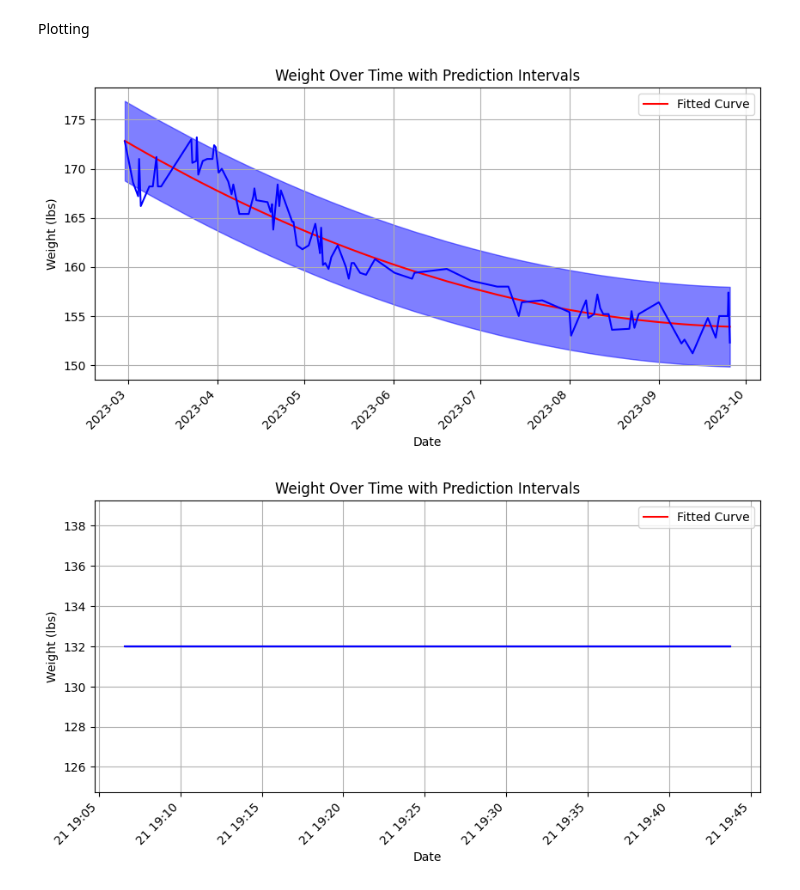
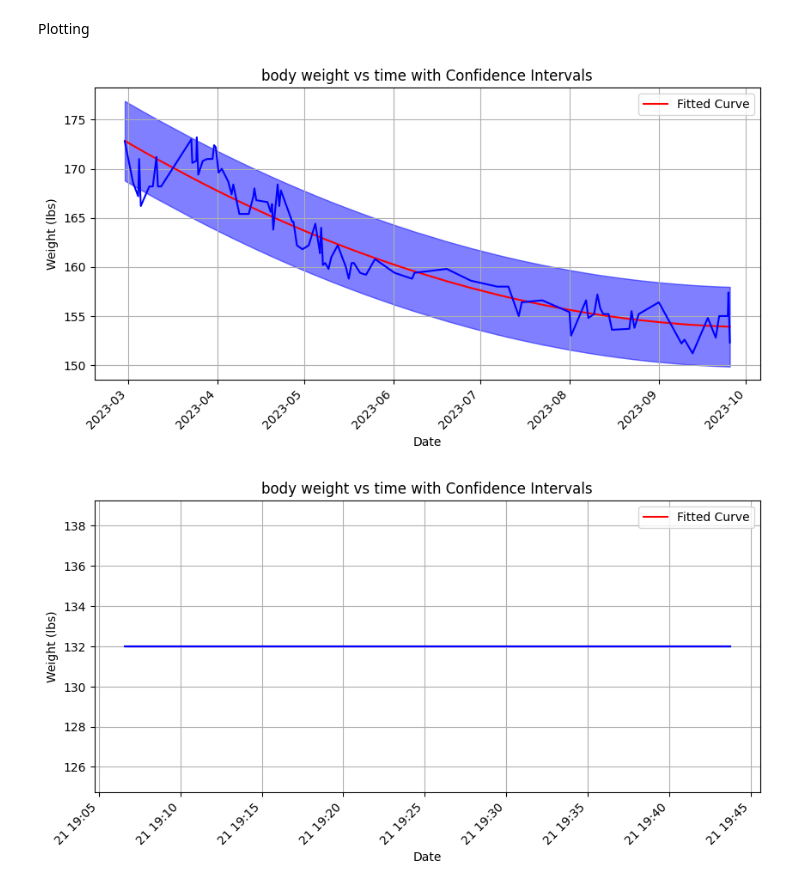
Before and after one commit to sdimov2/gym-log, a Jupyter notebook: gym-log.ipynb, the cells around one changed output. Drawn from its saved outputs; the diff is of its cells as text; code cells hidden in the pictures.

```diff
--- a/gym-log.ipynb
+++ b/gym-log.ipynb
@@ -131,7 +167,7 @@ def get_coord_pairs_from_user(user, criteria, unix_output):
     currx = 0
     y = []
     for child in users.get_child(user).get_child("data").children:
-        if child.get_child(criteria).value != None:
+        if child.get_child(criteria):
             if unix_output == True:
                 currx = int(datetime.strptime(child.get_child("timestamp").value, '%m/%d/%Y %H:%M:%S').timestamp())
                 x.append(currx)
@@ -142,15 +178,15 @@ def get_coord_pairs_from_user(user, criteria, unix_output):
             coord_pairs.append([currx, child.get_child("body_weight").value])
     return coord_pairs, x, y
 
-def calculate_prediction_intervals(Set, confidence_level):
+def calculate_prediction_intervals(Set, expected_values, confidence_level):
 
     #X_train, X_test, y_train, y_test = train_test_split(get_coord_pairs_from_user("user0", "body_weight", True)[1], y, test_size=0.2, random_state=42)
 
     #X_train = np.array(X_train).reshape(-1, 1)
     #X_test = np.array(X_test).reshape(-1, 1)
     #print(Set)
+    y_pred = expected_values
 
-    y_pred = fit_curve(Set, degree)
     y = []
     x = []
     for pair in Set:
@@ -229,41 +265,39 @@ def plot_desired_data(x_type, y_type, data_set, polynomial_degree, confidence_le
     # Calculate prediction intervals
     upper = []
     lower = []
-    for interval in calculate_prediction_intervals(data_set, confidence_level):
+    for interval in calculate_prediction_intervals(data_set, y_fit, confidence_level):
         lower.append(interval[0])
         upper.append(interval[1])
 
     # Create the plot
     plt.subplots(figsize=(10, 5))
 
     #plt.scatter(x, y, label='Data')
     plt.plot(x, y_fit, color='red', label='Fitted Curve')
     plt.xlabel('Date')
     plt.gcf().autofmt_xdate()
     plt.ylabel('Weight (lbs)')
-    plt.title('Weight Over Time with Confidence Intervals')
+    plt.title(y_type + ' vs ' + x_type + ' with Confidence Intervals')
     plt.xticks(rotation=45)
     plt.legend()
     plt.grid()
     plt.plot(x, y, 'b')
-
     plt.fill_between(x, lower, upper, color='blue', alpha=0.5, label='Confidence Interval')
-
     plt.show()
 
 data = get_coord_pairs_from_user("user0", "body_weight", True)[0]
-plot_desired_data("time", "body_weight", data, 2, 0.95)
+plot_desired_data("time", "body weight", data, 2, 0.95)
 
 data = get_coord_pairs_from_user("user1", "body_weight", True)[0]
-plot_desired_data("time", "body_weight", data, 2, 0.95)
+plot_desired_data("time", "body weight", data, 2, 0.95)
 
 #alex
 #x = get_coord_pairs_from_user("user1", "body_weight")[1]
 #y = get_coord_pairs_from_user("user1", "body_weight")[2]
 #plt.plot(x, y, 'go')
 # %% [output]
-[figure, old version]
+[figure, new version]
-[figure, old version]
+[figure, new version]
 # %%
 sheet_id = '1CxCLvg2CGSHYNWskSa8JlBOPmF4th4XPEQQfy6AouYw'
 xls = pd.ExcelFile(f"https://docs.google.com/spreadsheets/d/{sheet_id}/export?format=xlsx")
```
Also changed, not shown: parts of 2 cells of this notebook.
